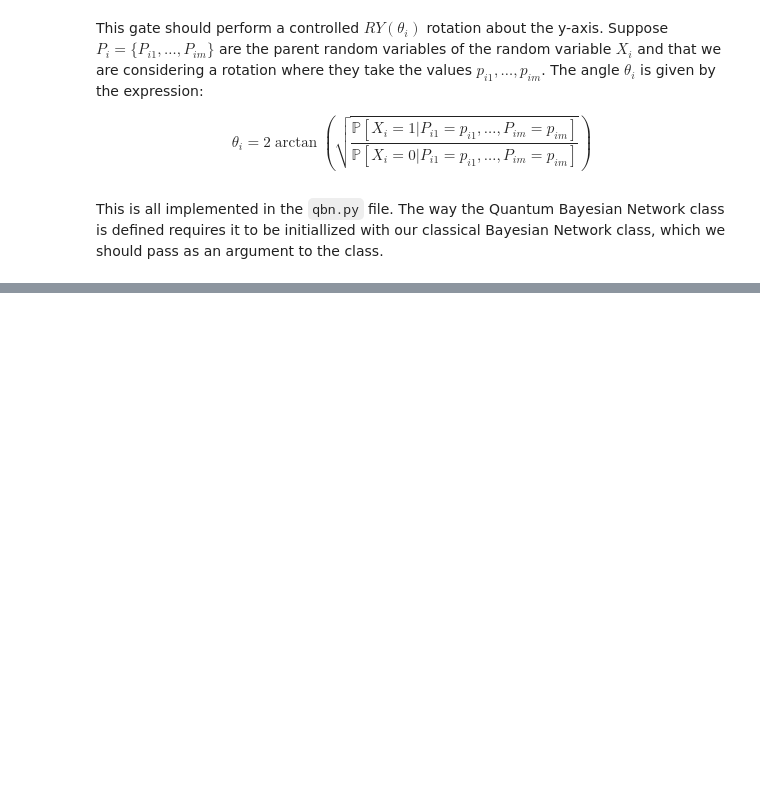
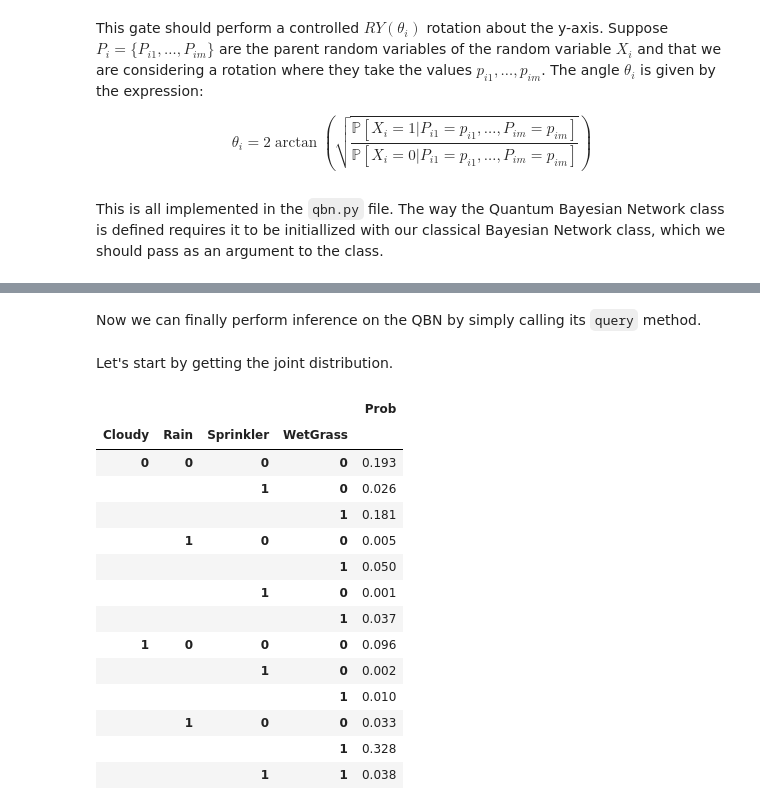
Before and after one commit to GilbertoCunha/QuantumBayesianRL, a Jupyter notebook: BayesianInference.ipynb, the cells around one changed output, grey strips where cells are left out. Cells and saved outputs as stored; diff of their text form; code cells hidden in the pictures; blank space fills up the shorter version.

```diff
--- a/BayesianInference.ipynb
+++ b/BayesianInference.ipynb
@@ -120,0 +105,22 @@ plot_histogram(counts)
+# %% [markdown]
+Now we can finally perform inference on the QBN by simply calling its `query` method.
+# %% [markdown]
+Let's start by getting the joint distribution.
+# %%
+qbn.query(query=["Cloudy", "Rain", "Sprinkler", "WetGrass"], n_samples=1000)
+# %% [output]
+|  |  |  |  | Prob |
+| Cloudy | Rain | Sprinkler | WetGrass |  |
+| 0 | 0 | 0 | 0 | 0.193 |
+|  |  | 1 | 0 | 0.026 |
+|  |  |  | 1 | 0.181 |
+|  | 1 | 0 | 0 | 0.005 |
+|  |  |  | 1 | 0.050 |
+|  |  | 1 | 0 | 0.001 |
+|  |  |  | 1 | 0.037 |
+| 1 | 0 | 0 | 0 | 0.096 |
+|  |  | 1 | 0 | 0.002 |
+|  |  |  | 1 | 0.010 |
+|  | 1 | 0 | 0 | 0.033 |
+|  |  |  | 1 | 0.328 |
+|  |  | 1 | 1 | 0.038 |
```
Also changed, not shown: parts of 11 cells of this notebook, 2 other files.
